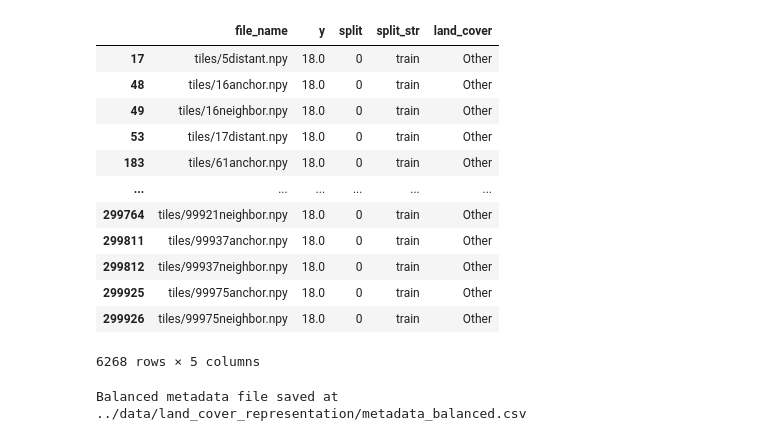
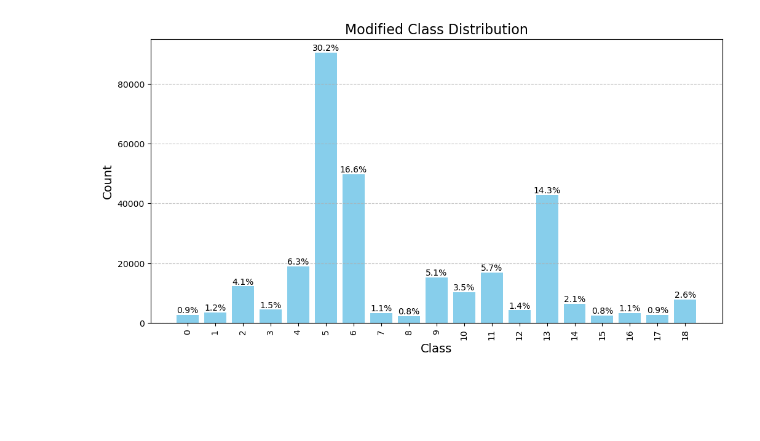
Before and after one commit to sebdaws/land_cover_class, a Jupyter notebook: scripts/balance_classes.ipynb, the cells around one changed output. Saved outputs shown, nothing was run; the diff lists cells and outputs as text; code cells hidden in the pictures; blank space fills up the shorter version.

```diff
--- a/scripts/balance_classes.ipynb
+++ b/scripts/balance_classes.ipynb
@@ -58,52 +28,20 @@ plot_class_distribution(new_count_df)
-# %%
-# Map low-count classes to 'Other'
-low_count_classes = set(low_counts_df['land_cover'])
-metadata['land_cover'] = metadata['land_cover'].apply(lambda x: 'Other' if x in low_count_classes else x)
-
-# Create a mapping for the new 'y' values based on the index of new_count_df
-land_cover_to_y = {land_cover: idx for idx, (land_cover, _) in new_count_df.iterrows()}
-metadata['y'] = metadata['land_cover'].map(land_cover_to_y)
-
-# Recalculate class distribution for the new metadata
-new_class_distribution = metadata['land_cover'].value_counts()
-
-display(metadata[metadata['land_cover'] == 'Other'])
-# %% [output]
-|  | file_name | y | split | split_str | land_cover |
-| 17 | tiles/5distant.npy | 18.0 | 0 | train | Other |
-| 48 | tiles/16anchor.npy | 18.0 | 0 | train | Other |
-| 49 | tiles/16neighbor.npy | 18.0 | 0 | train | Other |
-| 53 | tiles/17distant.npy | 18.0 | 0 | train | Other |
-| 183 | tiles/61anchor.npy | 18.0 | 0 | train | Other |
-| ... | ... | ... | ... | ... | ... |
-| 299764 | tiles/99921neighbor.npy | 18.0 | 0 | train | Other |
-| 299811 | tiles/99937anchor.npy | 18.0 | 0 | train | Other |
-| 299812 | tiles/99937neighbor.npy | 18.0 | 0 | train | Other |
-| 299925 | tiles/99975anchor.npy | 18.0 | 0 | train | Other |
-| 299926 | tiles/99975neighbor.npy | 18.0 | 0 | train | Other |
-6268 rows × 5 columns
-# %%
-# Separate data by land_cover classes
-balanced_metadata = pd.DataFrame()
-for cls in new_class_distribution.index:
-    class_data = metadata[metadata['land_cover'] == cls]
-    train, temp = train_test_split(class_data, test_size=0.2, random_state=42, stratify=class_data['land_cover'])
-    val, test = train_test_split(temp, test_size=0.5, random_state=42, stratify=temp['land_cover'])
-
-    train['split_str'] = 'train'
-    val['split_str'] = 'val'
-    test['split_str'] = 'test'
-
-    balanced_metadata = pd.concat([balanced_metadata, train, val, test])
-
-# Ensure the headers and structure match the original metadata file
-balanced_metadata = balanced_metadata[['file_name', 'y', 'split', 'split_str', 'land_cover']]
-balanced_metadata = balanced_metadata.set_index('file_name').reindex(metadata['file_name']).reset_index()
-
-# Save the new metadata to a CSV file
-save_path = '../data/land_cover_representation/metadata_balanced.csv'
-balanced_metadata.to_csv(save_path, index=False)
-
-print(f"Balanced metadata file saved at {save_path}")
-# %% [output]
-Balanced metadata file saved at ../data/land_cover_representation/metadata_balanced.csv
+# %%
+with open('../data/land_cover_representation/metadata_balanced.csv') as f:
+    metadata = pd.read_csv(f)
+
+classes = pd.unique(metadata['land_cover'])
+class_distribution = pd.Series(metadata['land_cover']).value_counts()
+classes_dict = pd.Series.to_dict(class_distribution)
+
+class_doc = dict(zip(pd.unique(metadata['y']), pd.unique(metadata['land_cover'])))
+class_doc = dict(sorted(class_doc.items()))
+
+class_count = {}
+for i in range(0, len(class_doc)):
+    class_count[i] = (class_doc[i], classes_dict[class_doc[i]])
+
+count_df = pd.DataFrame.from_dict(class_count, orient='index', columns=['land_cover', 'count'])
+
+plot_class_distribution(count_df, title='Modified Class Distribution')
+# %% [output]
+[figure, added]
```
Also changed, not shown: parts of 3 cells of this notebook, 1 other file.
